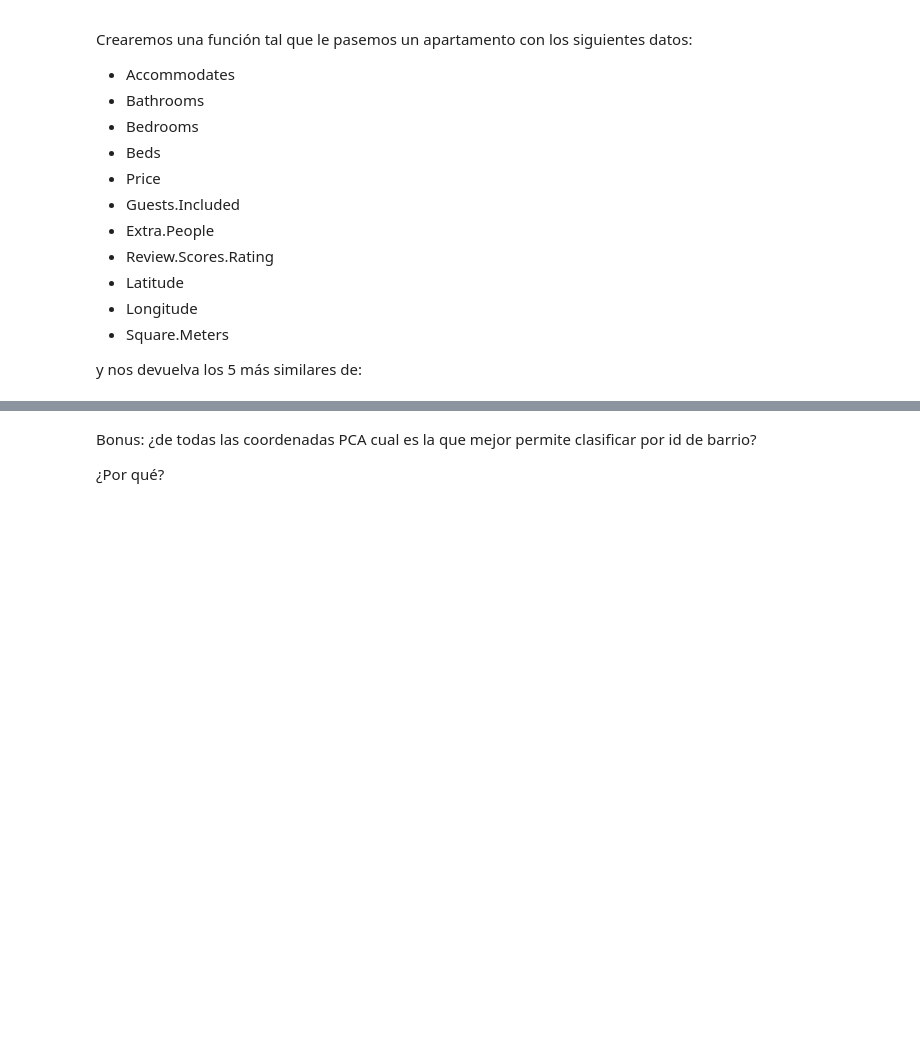
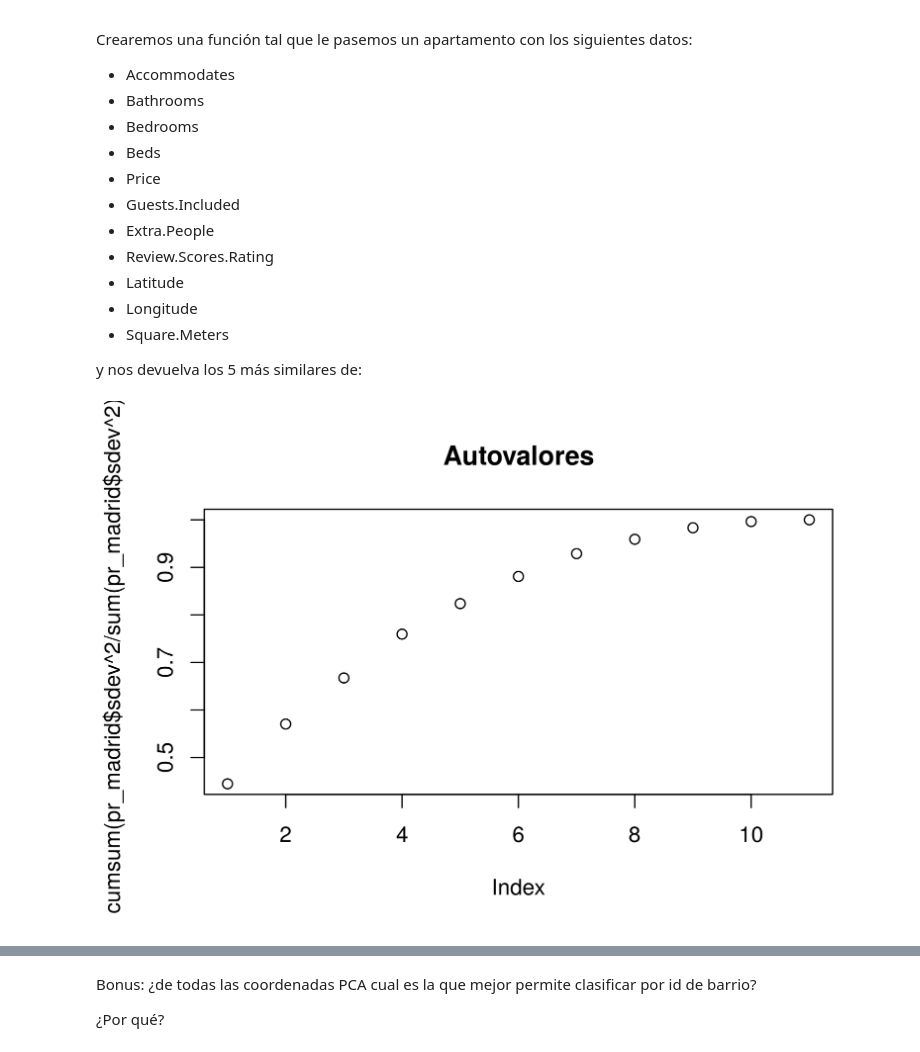
Before and after one commit to emmv20/data-mining, a Jupyter notebook: Practica-AlmadaEmmanuel.ipynb, the cells around one changed output, grey strips where cells are left out. Drawn from its saved outputs; the diff is of its cells as text; code cells hidden in the pictures; blank space fills up the shorter version.

```diff
--- a/Practica-AlmadaEmmanuel.ipynb
+++ b/Practica-AlmadaEmmanuel.ipynb
@@ -349,3 +349,15 @@ Crearemos una función tal que le pasemos un apartamento con los siguientes dato
 * Square.Meters
 
 y nos devuelva los 5 más similares de:
+# %%
+df_madrid <- na.omit(df_madrid) #quito NA
+#estandarizo
+pr_madrid <- prcomp(df_madrid[,c("Accommodates", "Bathrooms",
+                                "Bedrooms", "Beds", "Price",
+                                "Guests.Included", "Extra.People",
+                                "Review.Scores.Rating", "Latitude",
+                                "Longitude", "Square.Meters")],center = TRUE, scale. = TRUE)
+# %%
+plot(cumsum(pr_madrid$sdev^2/sum(pr_madrid$sdev^2)),main="Autovalores")
+# %% [output]
+[figure, added]
```
Also changed, not shown: parts of 12 cells of this notebook.
